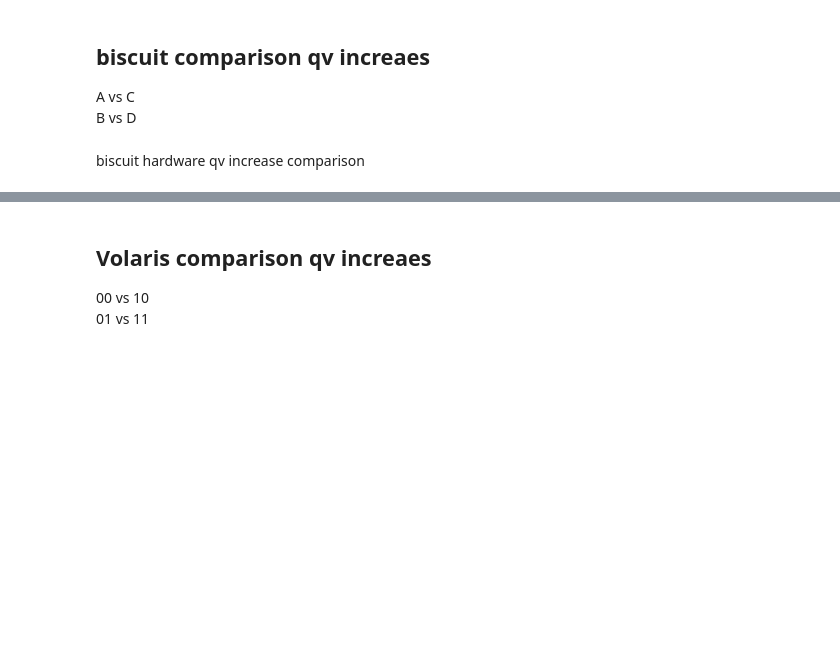
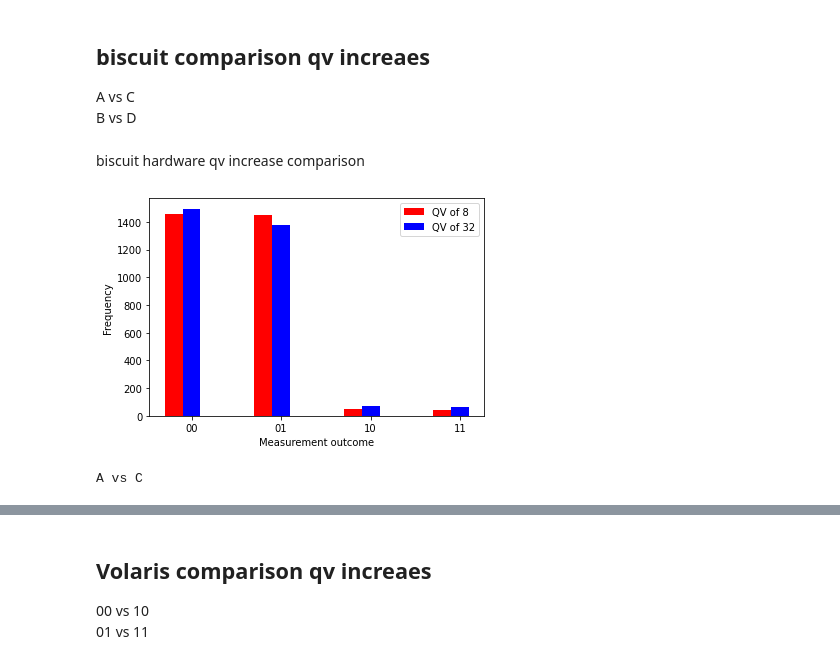
Before and after one commit to NiklasElsaesser/Quantum-Biscuit, a Jupyter notebook: Quantum-Biscuit-Optimization.ipynb, the cells around one changed output, grey strips where cells are left out. Cells and saved outputs as stored; diff of their text form; code cells hidden in the pictures; blank space fills up the shorter version.

```diff
--- a/Quantum-Biscuit-Optimization.ipynb
+++ b/Quantum-Biscuit-Optimization.ipynb
@@ -218,20 +240,23 @@ biscuit hardware qv increase comparison
 # %%
 import pandas as pd
 import matplotlib.pyplot as plt
 
 df1 = pd.read_csv('A.csv' )
-df2 = pd.read_csv('C.csv')
+df2 = pd.read_csv('CM.csv')
 df1["versuch"]="r"
 df2["versuch"]="b"
 
 #print(df)
 plt.ylabel("Frequency")
 plt.xlabel("Measurement outcome")
 plt.bar(x=df1.index-0.1, height=df1["Frequency"],color=df1["versuch"],width=0.2,tick_label=["00","01","10","11"],label='QV of 8')
 plt.bar(x=df2.index+0.1, height=df2["Frequency"],color=df2["versuch"],width=0.2,tick_label=["00","01","10","11"],label='QV of 32')
 plt.legend()
 plt.show()
 print("A vs C")
+# %% [output]
+[figure, added]
+A vs C
 # %%
 import pandas as pd
 import matplotlib.pyplot as plt
```
Also changed, not shown: parts of 14 cells of this notebook.
